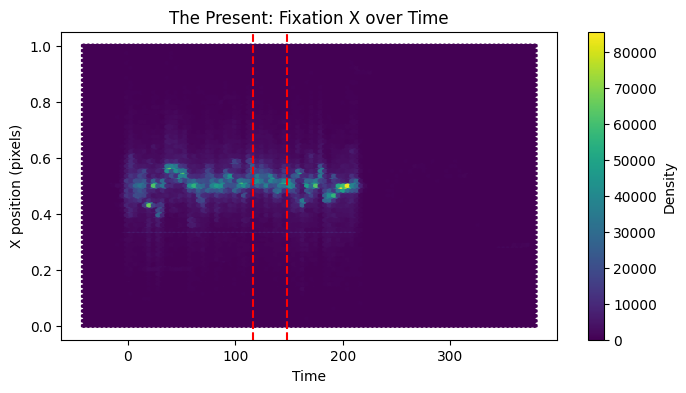
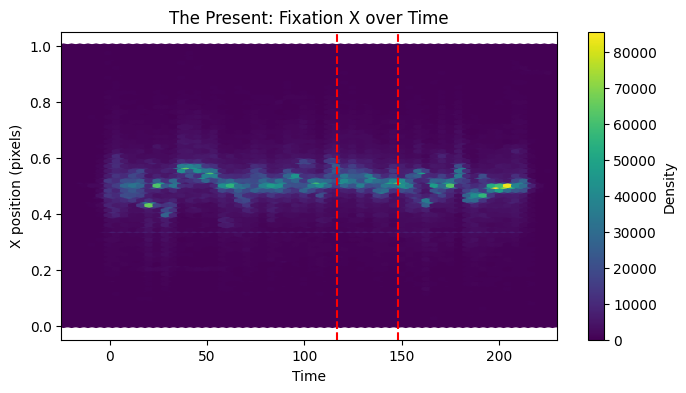
Unified diff of the notebook cell whose output changed from the first chart to the second:
--- before
+++ after
@@ -15,4 +15,5 @@
 
 plt.colorbar(label='Density')
+plt.xlim(-25, 230)
 plt.xlabel('Time')
 plt.ylabel('X position (pixels)')

Commit: cutting off xaxis of plots